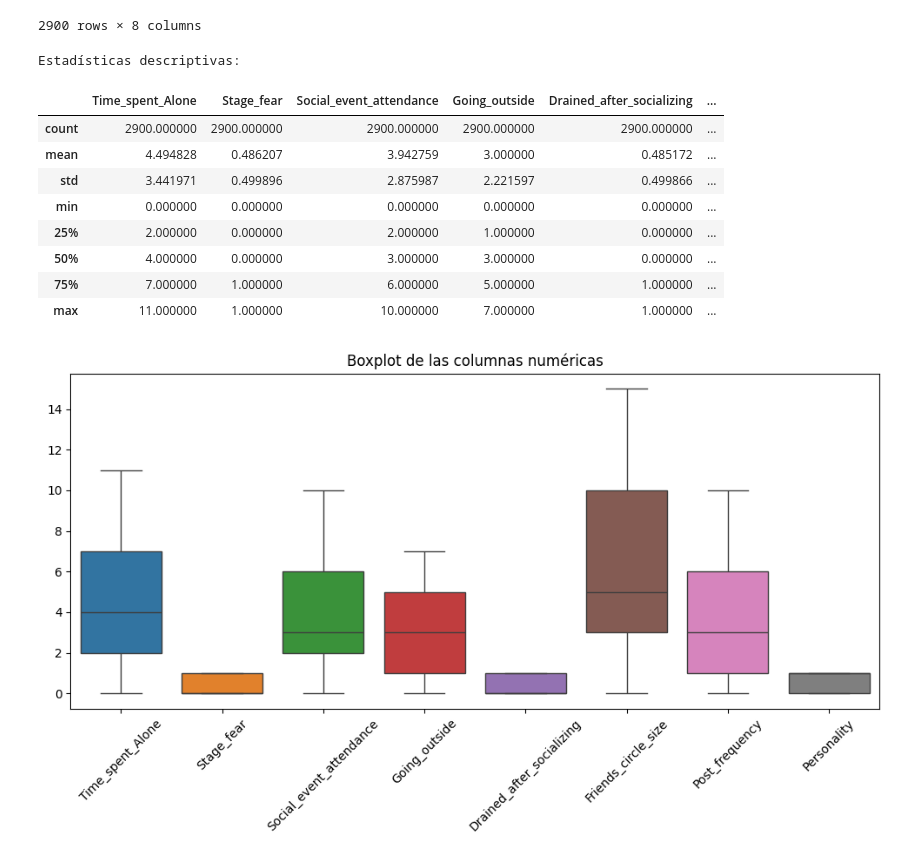
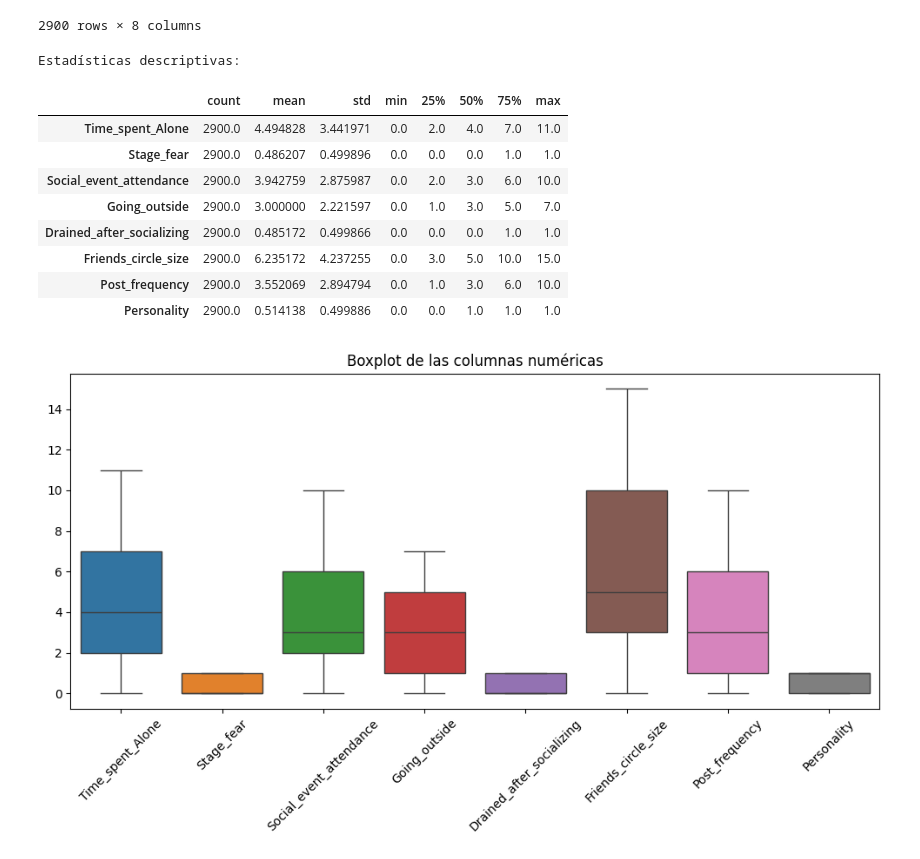
Before and after one commit to julygomez1/TP_Final_Mat3, a Jupyter notebook: Tp_final.ipynb, the cells around one changed output. Cells and saved outputs as stored; diff of their text form; code cells hidden in the pictures.

```diff
--- a/Tp_final.ipynb
+++ b/Tp_final.ipynb
@@ -155,18 +157,18 @@ nuevo_df
 # %%
 df_stats=nuevo_df.describe()
 print("Estadísticas descriptivas:")
-df_stats
+df_stats.T
 # %% [output]
 Estadísticas descriptivas:
-|  | Time_spent_Alone | Stage_fear | Social_event_attendance | Going_outside | Drained_after_socializing | ... |
-| count | 2900.000000 | 2900.000000 | 2900.000000 | 2900.000000 | 2900.000000 | ... |
-| mean | 4.494828 | 0.486207 | 3.942759 | 3.000000 | 0.485172 | ... |
-| std | 3.441971 | 0.499896 | 2.875987 | 2.221597 | 0.499866 | ... |
-| min | 0.000000 | 0.000000 | 0.000000 | 0.000000 | 0.000000 | ... |
-| 25% | 2.000000 | 0.000000 | 2.000000 | 1.000000 | 0.000000 | ... |
-| 50% | 4.000000 | 0.000000 | 3.000000 | 3.000000 | 0.000000 | ... |
-| 75% | 7.000000 | 1.000000 | 6.000000 | 5.000000 | 1.000000 | ... |
-| max | 11.000000 | 1.000000 | 10.000000 | 7.000000 | 1.000000 | ... |
+|  | count | mean | std | min | 25% | 50% | 75% | max |
+| Time_spent_Alone | 2900.0 | 4.494828 | 3.441971 | 0.0 | 2.0 | 4.0 | 7.0 | 11.0 |
+| Stage_fear | 2900.0 | 0.486207 | 0.499896 | 0.0 | 0.0 | 0.0 | 1.0 | 1.0 |
+| Social_event_attendance | 2900.0 | 3.942759 | 2.875987 | 0.0 | 2.0 | 3.0 | 6.0 | 10.0 |
+| Going_outside | 2900.0 | 3.000000 | 2.221597 | 0.0 | 1.0 | 3.0 | 5.0 | 7.0 |
+| Drained_after_socializing | 2900.0 | 0.485172 | 0.499866 | 0.0 | 0.0 | 0.0 | 1.0 | 1.0 |
+| Friends_circle_size | 2900.0 | 6.235172 | 4.237255 | 0.0 | 3.0 | 5.0 | 10.0 | 15.0 |
+| Post_frequency | 2900.0 | 3.552069 | 2.894794 | 0.0 | 1.0 | 3.0 | 6.0 | 10.0 |
+| Personality | 2900.0 | 0.514138 | 0.499886 | 0.0 | 0.0 | 1.0 | 1.0 | 1.0 |
 # %%
 import seaborn as sns
 
```
Also changed, not shown: parts of 11 cells of this notebook, 3 other files.
